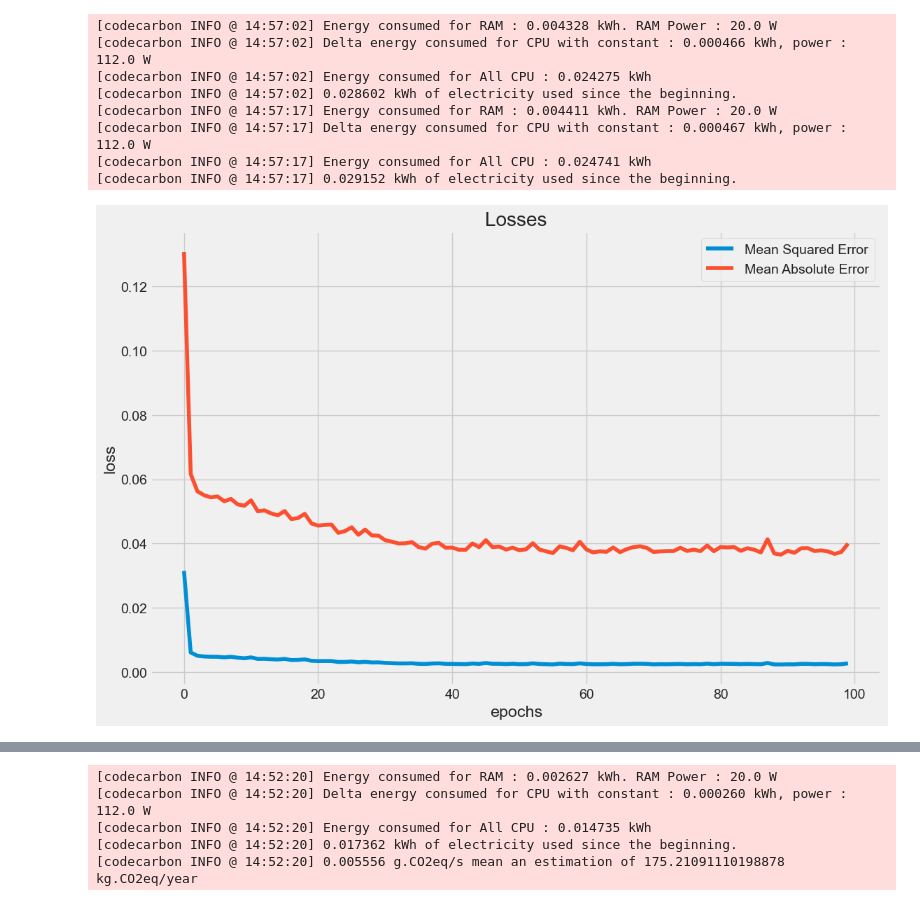
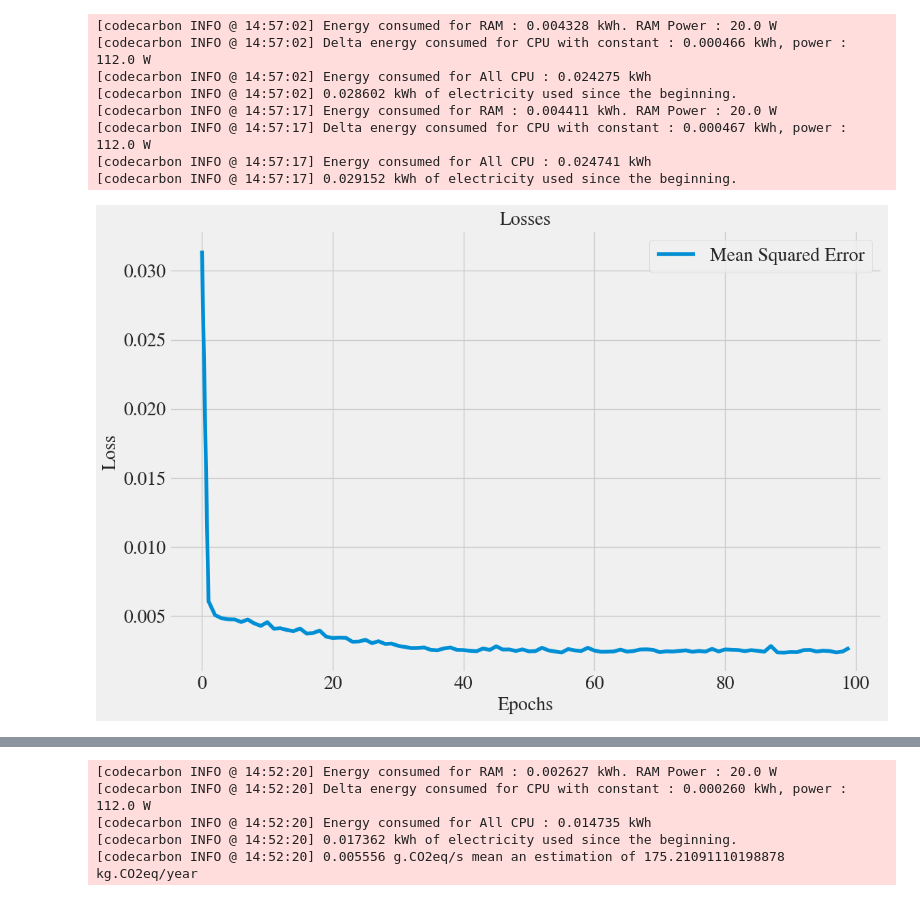
Before and after one commit to Wedenborg/MLOPS-Hackathon, a Jupyter notebook: PredictionLSTM.ipynb, the cells around one changed output, grey strips where cells are left out. Saved outputs shown, nothing was run; the diff lists cells and outputs as text; code cells hidden in the pictures.

```diff
--- a/PredictionLSTM.ipynb
+++ b/PredictionLSTM.ipynb
@@ -5,6 +5,21 @@ import seaborn as sns
 sns.set_style('whitegrid')
 import matplotlib.pyplot as plt
 plt.style.use("fivethirtyeight")
+import matplotlib
+
+matplotlib.rcParams['mathtext.fontset'] = 'stix'
+matplotlib.rcParams['font.family'] = 'STIXGeneral'
+colors = ["#EF476F",  "#06D6A0", "#FFD166", "#073B4C"]
+
+
+plt.rcParams.update({
+    'font.size': 20,
+    'axes.labelsize': 20,
+    'axes.titlesize': 20,
+    'xtick.labelsize': 20,
+    'ytick.labelsize': 20,
+    'legend.fontsize': 'medium',
+})
 
 import wandb
 from wandb.integration.keras import WandbCallback
@@ -218,11 +238,11 @@ dict_keys(['loss', 'mean_absolute_error'])
 # %%
 plt.figure(figsize=(12, 8))
 plt.plot(history.history["loss"])
-plt.plot(history.history["mean_absolute_error"])
+#plt.plot(history.history["mean_absolute_error"])
 plt.legend(['Mean Squared Error','Mean Absolute Error'])
 plt.title("Losses")
-plt.xlabel("epochs")
-plt.ylabel("loss")
+plt.xlabel("Epochs")
+plt.ylabel("Loss")
 plt.show()
 # %% [output]
-[figure, old version]
+[figure, new version]
```
Also changed, not shown: parts of 7 cells of this notebook, 3 other files.
